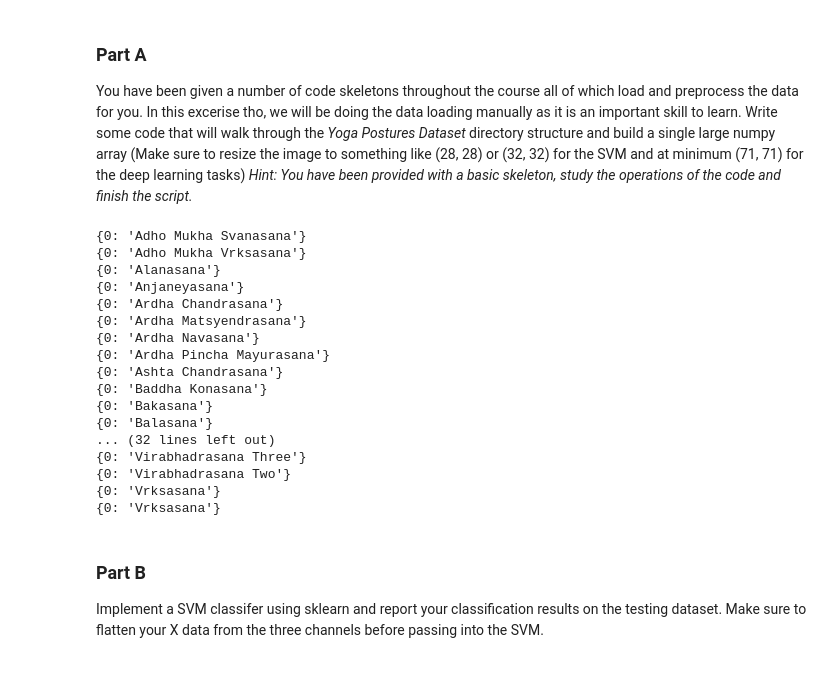
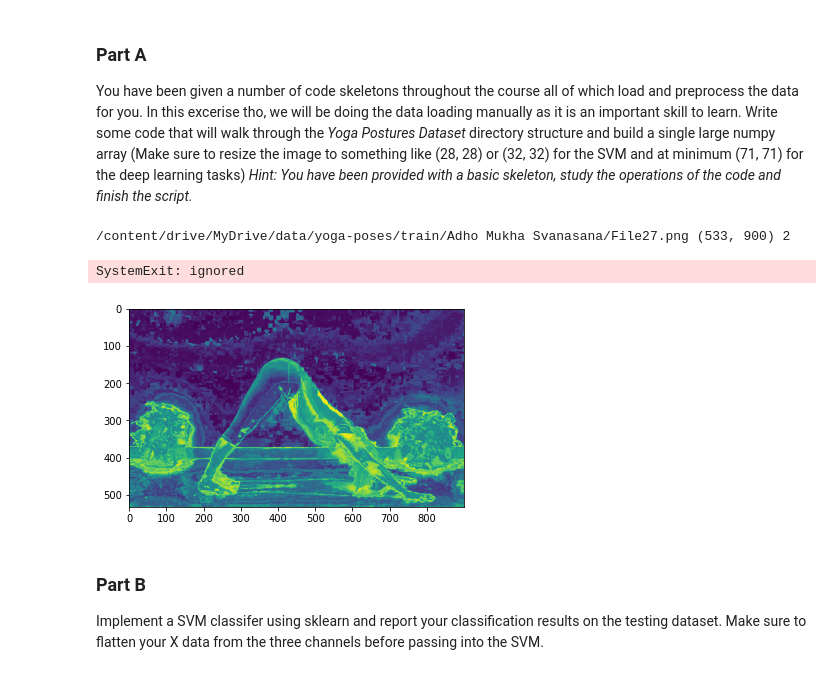
Before and after one commit to clemnyan/ENGS_108_Fall_2021, a Jupyter notebook: assignment_4_Fall2022.ipynb, the cells around one changed output. Drawn from its saved outputs; the diff is of its cells as text; code cells hidden in the pictures.

```diff
--- a/assignment_4_Fall2022.ipynb
+++ b/assignment_4_Fall2022.ipynb
@@ -268,48 +268,51 @@ from PIL import Image
 PATH_TO_YOGA_TRAIN_DATA = '/content/drive/MyDrive/data/yoga-poses/train'
 PATH_TO_YOGA_TEST_DATA = '/content/drive/MyDrive/data/yoga-poses/test'
 # %%
+from matplotlib import pyplot as plt
+import matplotlib
+import sys
+import numpy as np
 
 # The dimensions of the resized image
 RESIZE = (71,71)
 # A map from integer ids to yoga pose categories (strings)
 pose_map = {}
 # The data lists that we will be filling in.
 X, y = [], []
 
 # Let's start our for loop (Just using tqdm to give us a pretty progress bar).
 class_id = 0
 for subfold in tqdm.tqdm(os.listdir(PATH_TO_YOGA_TRAIN_DATA), desc='Processing training images', leave=False):
   if os.path.isdir(os.path.join(PATH_TO_YOGA_TRAIN_DATA, subfold)):
     # We have found image class folder so let's extract all example data
     pose_map[class_id] = subfold
-    print(pose_map)
+    image_dir = os.path.join(PATH_TO_YOGA_TRAIN_DATA, subfold)
+
+    for img_name in os.listdir(image_dir):
+      #TODO: Preprocess and load image
+      image_name = image_dir + '/' + img_name
+      img = Image.open(image_name)
+      np_img = np.asarray(img)
+
+
+      if len(np_img.shape) < 3:
+        print(image_name, np_img.shape, len(np_img.shape))
+        plt.imshow(np_img)
+        sys.exit()
+
+
     """
-    for img_name in os.listdir(os.path.join(PATH_TO_YOGA_TRAIN_DATA, subfold)):
-      #TODO: Preprocess and load image
+
       #HINT: PNGs will have 4 channels and JPEGs will have 3 (THIS WILL CAUSE ISSUES!).
       # Try to figure out what to do with this 4th channel. It could be as simple as deleting it...
     class_id += 1
     """
 
 print(pose_map)
 # %% [output]
-{0: 'Adho Mukha Svanasana'}
-{0: 'Adho Mukha Vrksasana'}
-{0: 'Alanasana'}
-{0: 'Anjaneyasana'}
-{0: 'Ardha Chandrasana'}
-{0: 'Ardha Matsyendrasana'}
-{0: 'Ardha Navasana'}
-{0: 'Ardha Pincha Mayurasana'}
-{0: 'Ashta Chandrasana'}
-{0: 'Baddha Konasana'}
-{0: 'Bakasana'}
-{0: 'Balasana'}
-... (32 lines left out)
-{0: 'Virabhadrasana Three'}
-{0: 'Virabhadrasana Two'}
-{0: 'Vrksasana'}
-{0: 'Vrksasana'}
+/content/drive/MyDrive/data/yoga-poses/train/Adho Mukha Svanasana/File27.png (533, 900) 2
+SystemExit: ignored
+[figure, added]
 # %%
 X_train = np.array(X)
 y_train = np.array(y)
```
